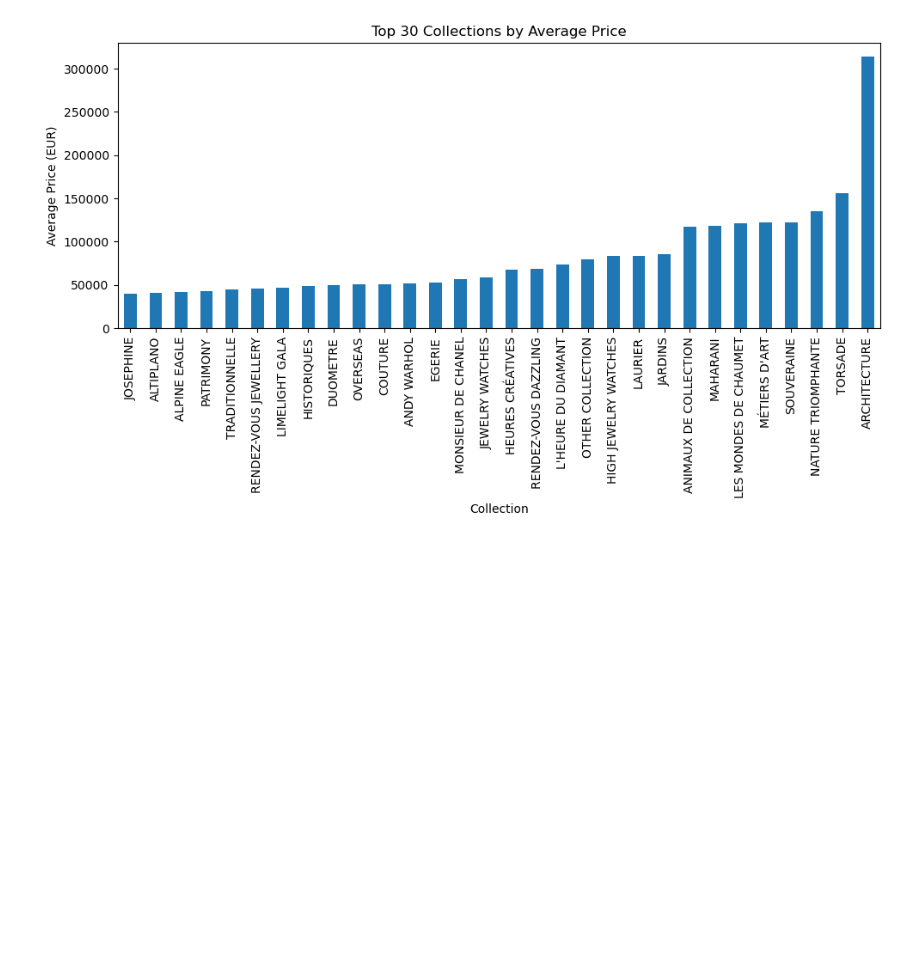
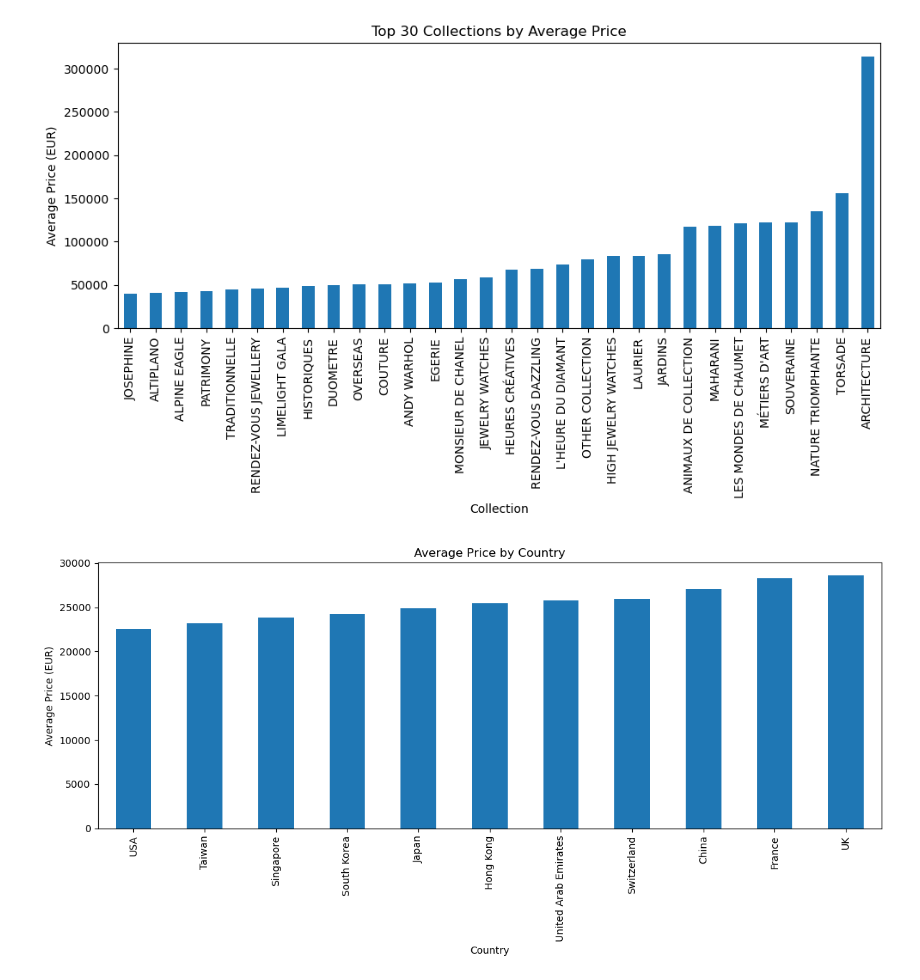
Before and after one commit to malibenbel/team2_boucheron, a Jupyter notebook: API_Covert_EURO.ipynb, the cells around one changed output. Cells and saved outputs as stored; diff of their text form; code cells hidden in the pictures; blank space fills up the shorter version.

Commit message:
Average Price by Country

```diff
--- a/API_Covert_EURO.ipynb
+++ b/API_Covert_EURO.ipynb
@@ -88,3 +88,17 @@ plt.tight_layout()
 plt.show()
 # %% [output]
 [figure]
+# %%
+# Compute the average price in EUR for each country, sorted by average price
+country_avg = df2.groupby('country')['price_eur'].mean().sort_values()
+
+# Create a bar plot to visualize the average price per country
+plt.figure(figsize=(12, 6))
+country_avg.plot(kind='bar')
+plt.xlabel('Country')
+plt.ylabel('Average Price (EUR)')
+plt.title('Average Price by Country')
+plt.tight_layout()
+plt.show()
+# %% [output]
+[figure, added]
```
